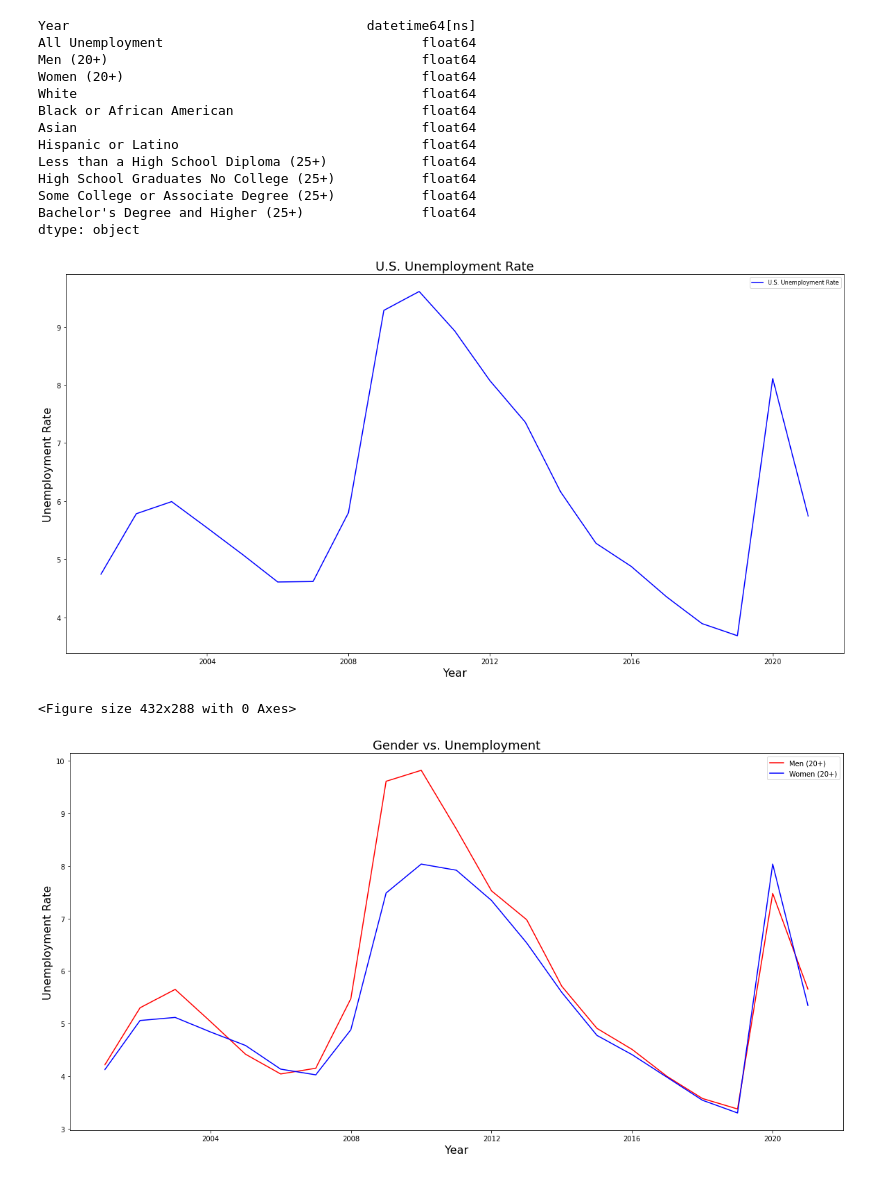
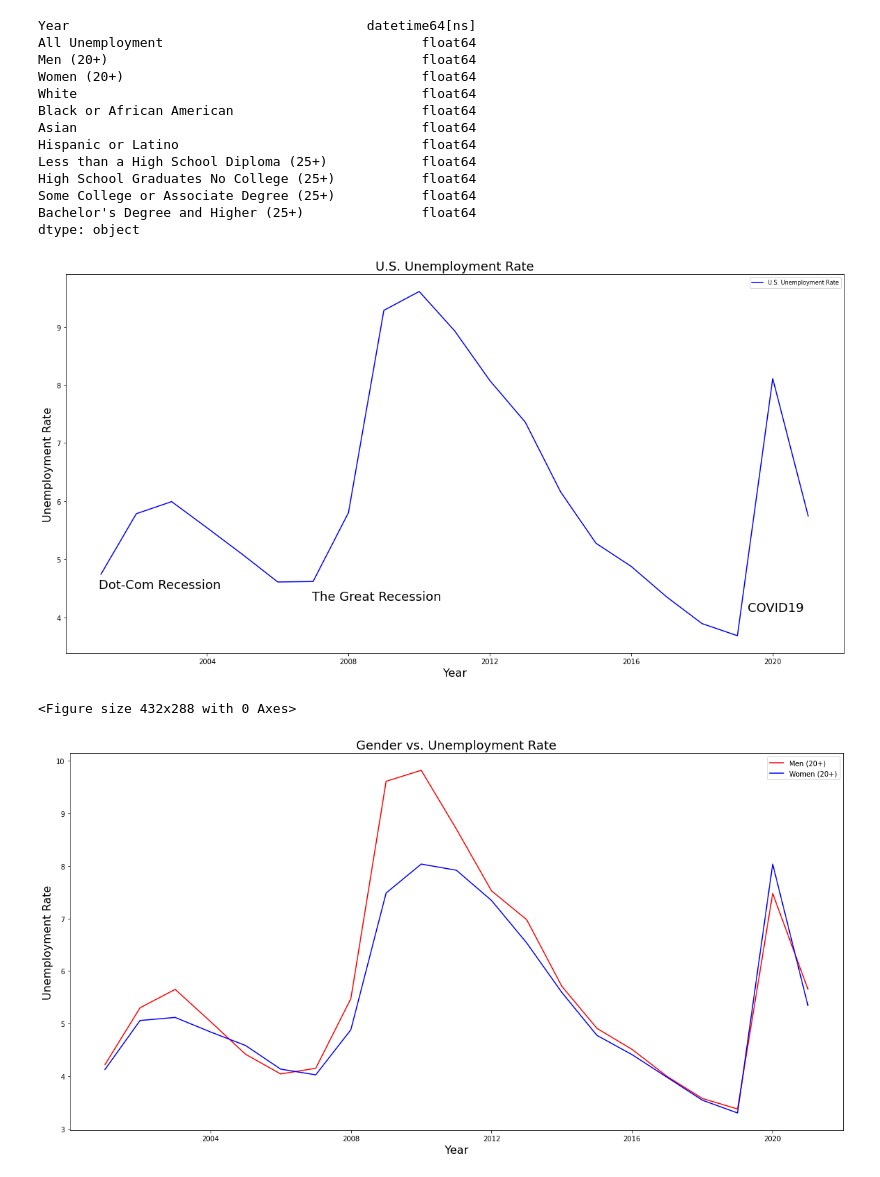
Before and after one commit to EpohDespair/Project-1, a Jupyter notebook: project1.ipynb, the cells around one changed output. Drawn from its saved outputs; the diff is of its cells as text; code cells hidden in the pictures.

Commit message:
updated code reflected on charts

```diff
--- a/project1.ipynb
+++ b/project1.ipynb
@@ -88,32 +90,35 @@ dtype: object
 # %%
 # Generate a line plot of All Unemployment vs. years
 # line_plot_df = project1_table_year.loc[project1_table_year["All Unemployment"]]
 # project1_table_year['Year'] = pd.to_datetime(project1_table_year['Year'], format='%Y')
 # Collect the annual unemployment rates
 plt.figure(figsize=(20,10))
 x = project1_table_year['Year']
 y = project1_table_year['All Unemployment']
 line, = plt.plot(x, y, color="blue", label="U.S. Unemployment Rate")
 plt.title('U.S. Unemployment Rate',fontsize=18)
 plt.xlabel('Year',fontsize=16)
 plt.ylabel('Unemployment Rate',fontsize=16)
 plt.legend(handles=[line],loc="best",fontsize=8)
+plt.text(18000,4.1,"COVID19",fontsize= 18)
+plt.text(11300,4.5,"Dot-Com Recession",fontsize= 18)
+plt.text(13500,4.3,"The Great Recession",fontsize= 18)
+plt.show()
 
-plt.show()
 plt.savefig("Images/US Unemployment Rate")
 # %% [output]
-[figure, old version]
+[figure, new version]
 <Figure size 432x288 with 0 Axes>
 # %%
 plt.figure(figsize=(20,10))
 plt.plot( 'Year','Men (20+)', data=project1_table_year, color='red')
 plt.plot( 'Year','Women (20+)', data=project1_table_year, color='blue')
 plt.legend()
-plt.title("Gender vs. Unemployment",fontsize=18)
+plt.title("Gender vs. Unemployment Rate",fontsize=18)
 plt.xlabel("Year",fontsize=16)
 plt.ylabel("Unemployment Rate",fontsize=16)
 plt.savefig("Images/Gender vs Unemployment Rate")
 # %% [output]
-[figure, old version]
+[figure, new version]
 # %%
 plt.figure(figsize=(20,10))
```
Also changed, not shown: parts of 3 cells of this notebook, 3 other files.
